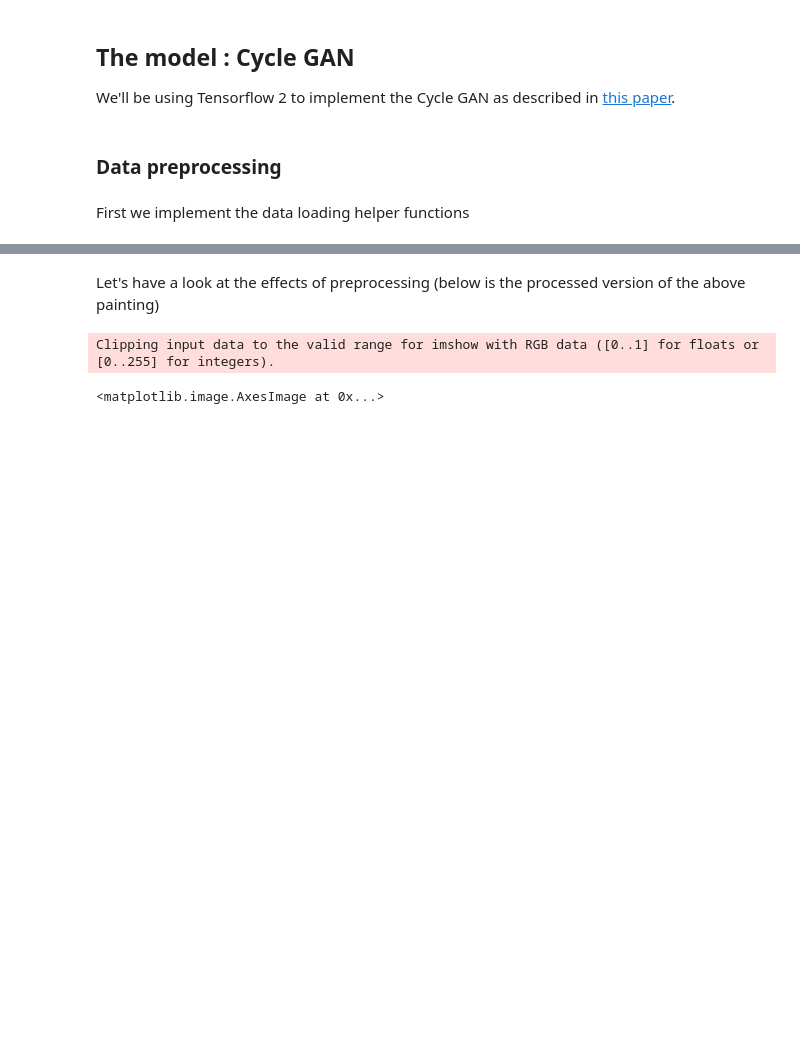
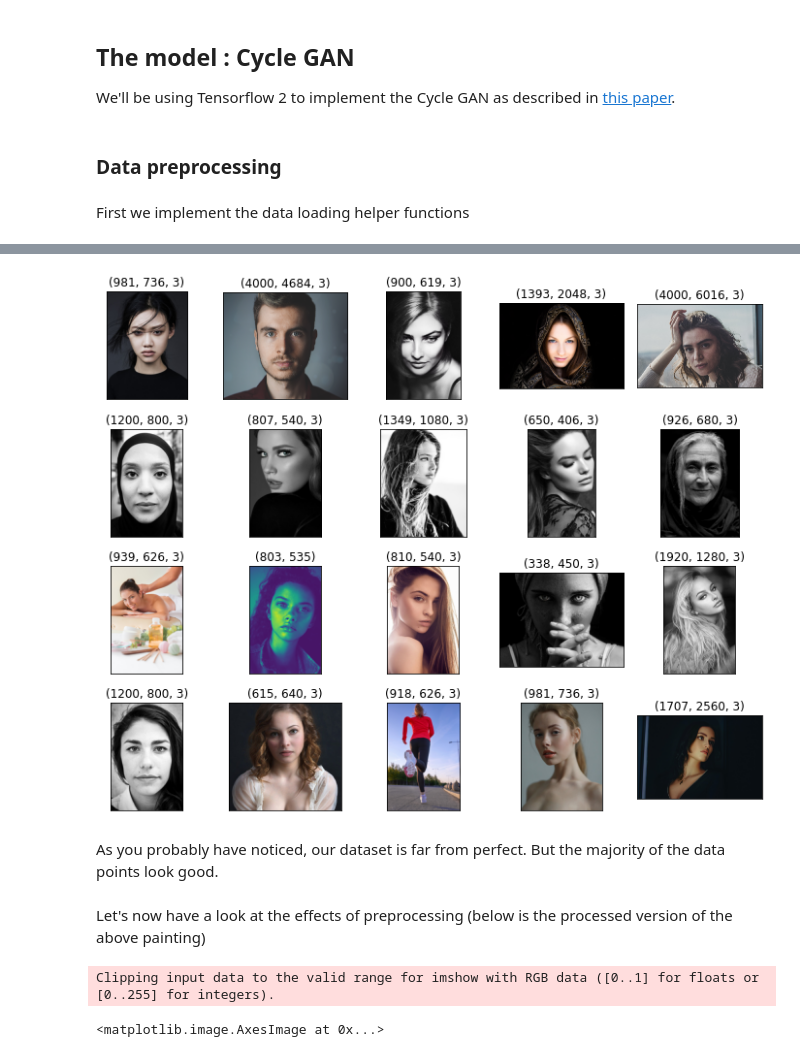
Before and after one commit to GiuliaLanzillotta/My-ML-exercises, a Jupyter notebook: Turning_my_sister_into_an_old_painting.ipynb, the cells around one changed output, grey strips where cells are left out. Cells and saved outputs as stored; diff of their text form; code cells hidden in the pictures; blank space fills up the shorter version.

```diff
--- a/Turning_my_sister_into_an_old_painting.ipynb
+++ b/Turning_my_sister_into_an_old_painting.ipynb
@@ -197,5 +205,11 @@ data_helper = DataHelper(total=200)
+# %%
+data_helper.plot20([(join(pictures_folder,pictures_files[i])) for i in range(20)])
+# %% [output]
+[figure, added]
+# %% [markdown]
+As you probably have noticed, our dataset is far from perfect. But the majority of the data points look good.
 # %% [markdown]
-Let's have a look at the effects of preprocessing (below is the processed version of the above painting)
+Let's now have a look at the effects of preprocessing (below is the processed version of the above painting)
 # %%
 plt.imshow(data_helper.load_and_preprocess(join(paintings_folder,paintings_files[55])))
 # %% [output]
```
Also changed, not shown: parts of 5 cells of this notebook.
